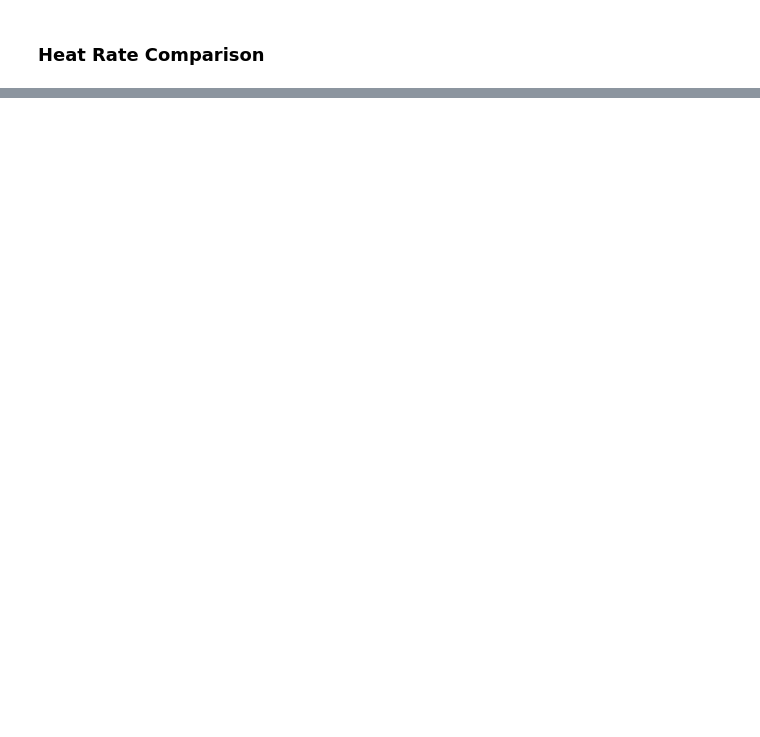
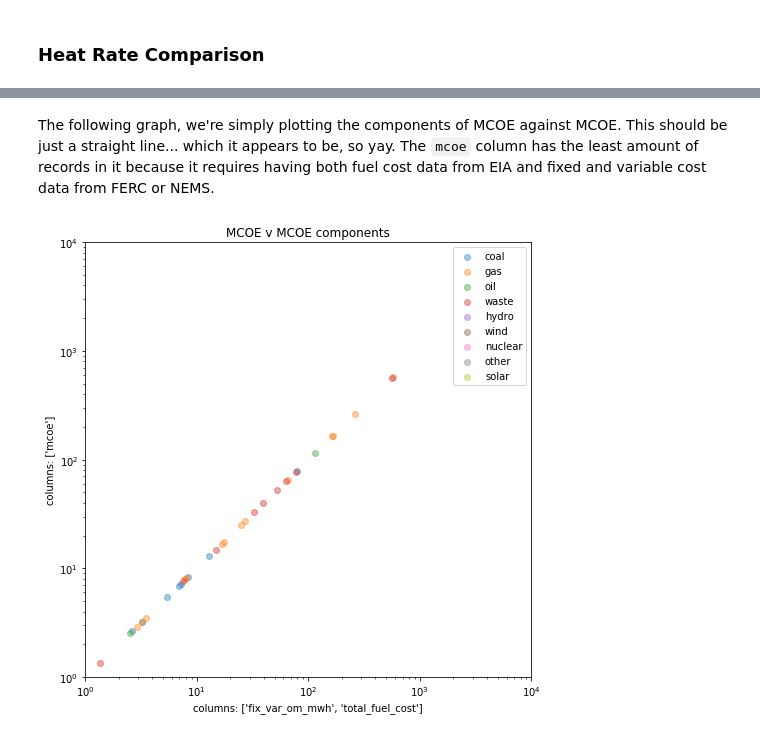
Before and after one commit to catalyst-cooperative/ei-mcoe-map, a Jupyter notebook: mcoe_compilation.ipynb, the cells around one changed output, grey strips where cells are left out. Saved outputs shown, nothing was run; the diff lists cells and outputs as text; code cells hidden in the pictures; blank space fills up the shorter version.

```diff
--- a/mcoe_compilation.ipynb
+++ b/mcoe_compilation.ipynb
@@ -240,0 +195,13 @@ standard deviation for fuel types: {'coal': 22.75, 'gas': 139.02, 'oil': 5.18, '
+# %% [markdown]
+The following graph, we're simply plotting the components of MCOE against MCOE.
+This should be just a straight line... which it appears to be, so yay.
+The `mcoe` column has the least amount of records in it because it requires having both fuel cost data from EIA and fixed and variable cost data from FERC or NEMS.
+# %%
+plot_mcoe_vs_nems(plant,
+                  x_cols=['mcoe'], y_cols=['fix_var_om_mwh','total_fuel_cost'],
+                  log=True,
+                  x_lim=(1,1e4), y_lim=(1,1e4),
+                  alt_title='MCOE v MCOE components'
+                 );
+# %% [output]
+[figure, added]
```
Also changed, not shown: parts of 23 cells of this notebook, 2 other files.
